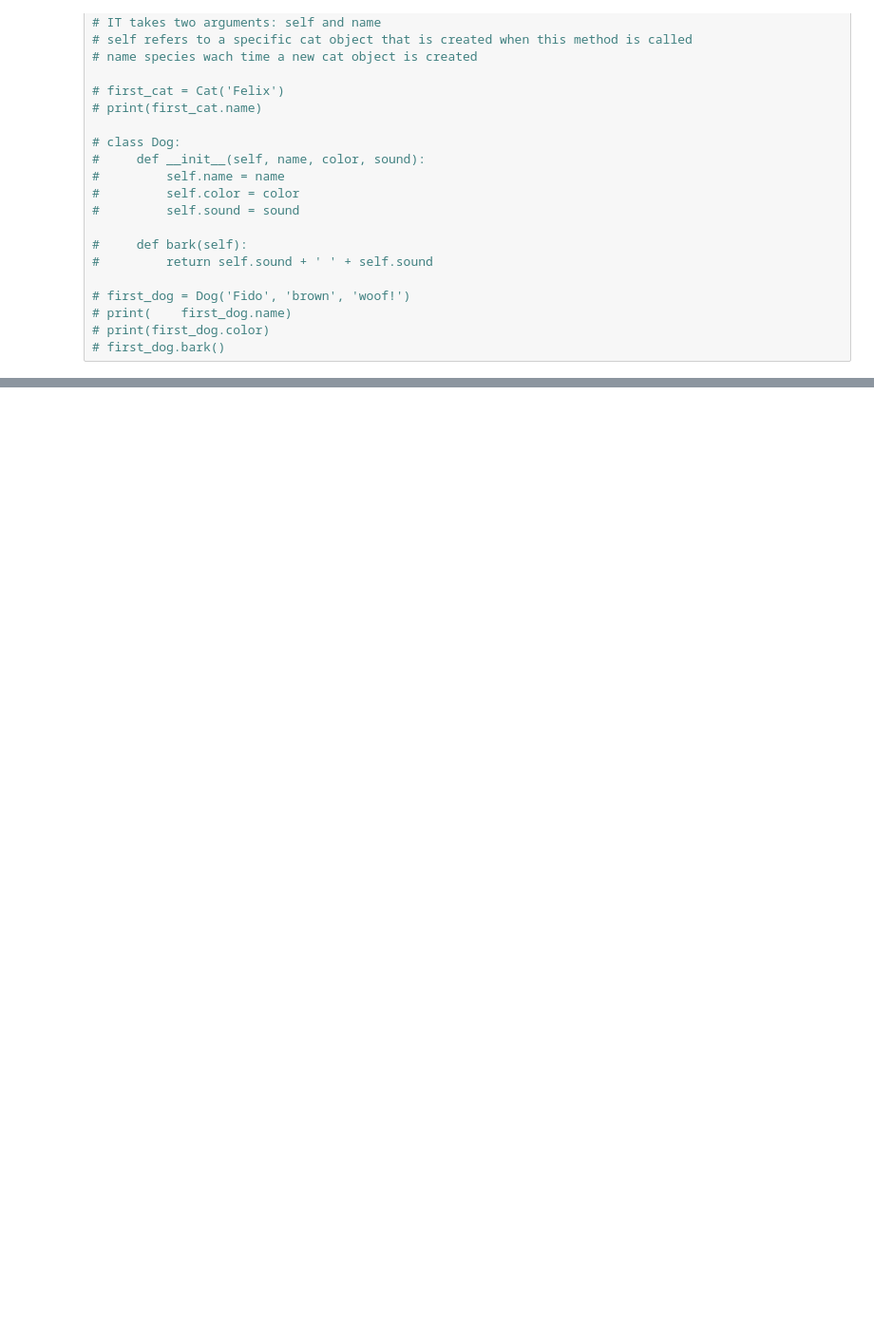
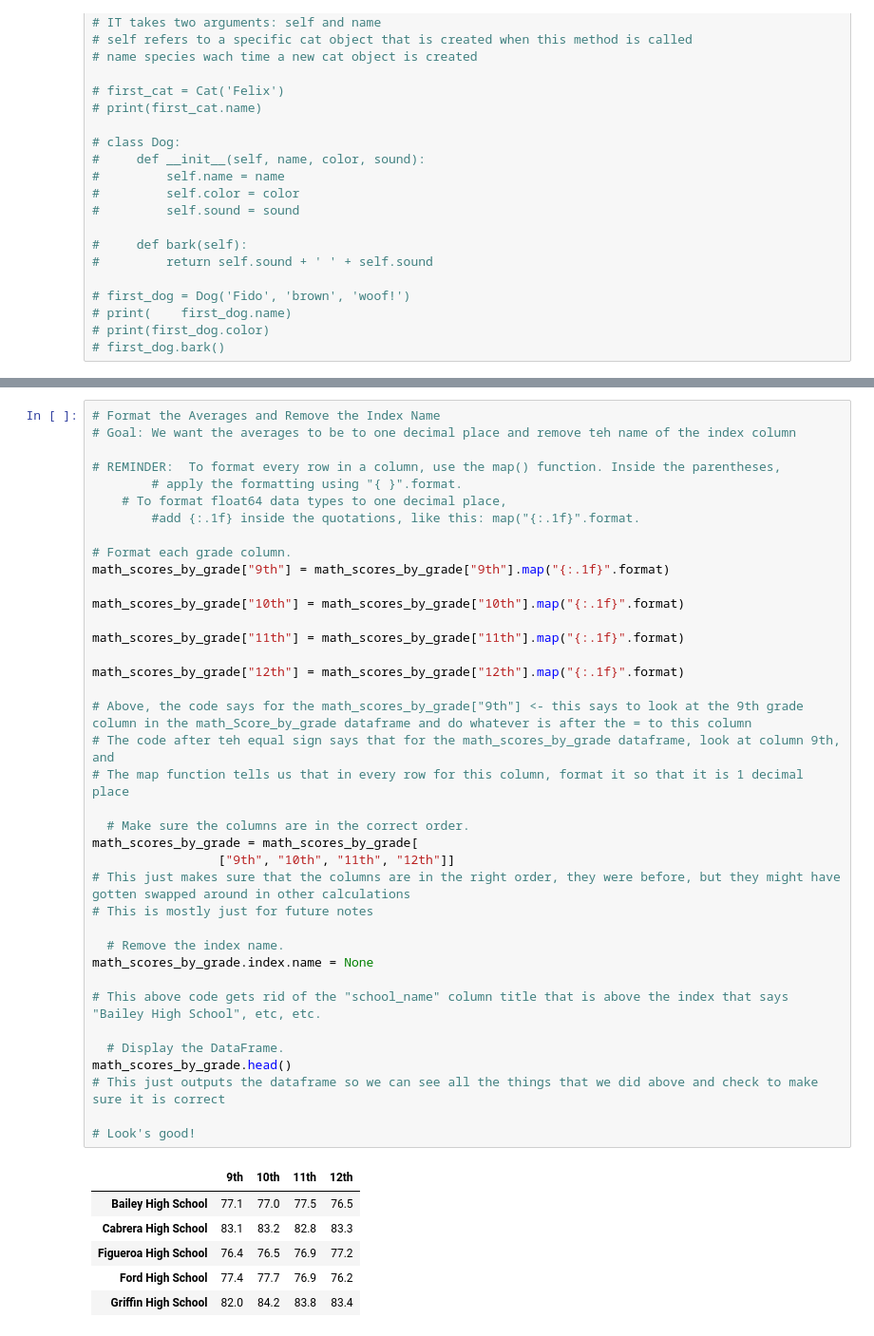
Before and after one commit to awar2170/School_District_Analysis, a Jupyter notebook: PyCitySchools.ipynb, the cells around one changed output, grey strips where cells are left out. Shown: that part at 95% size. Saved outputs shown, nothing was run; the diff lists cells and outputs as text; blank space fills up the shorter version.

```diff
--- a/PyCitySchools.ipynb
+++ b/PyCitySchools.ipynb
@@ -1097,0 +1202,45 @@ low_schools.head()
+# %%
+# Format the Averages and Remove the Index Name
+# Goal: We want the averages to be to one decimal place and remove teh name of the index column
+
+# REMINDER:  To format every row in a column, use the map() function. Inside the parentheses,
+        # apply the formatting using "{ }".format.
+    # To format float64 data types to one decimal place,
+        #add {:.1f} inside the quotations, like this: map("{:.1f}".format.
+
+# Format each grade column.
+math_scores_by_grade["9th"] = math_scores_by_grade["9th"].map("{:.1f}".format)
+
+math_scores_by_grade["10th"] = math_scores_by_grade["10th"].map("{:.1f}".format)
+
+math_scores_by_grade["11th"] = math_scores_by_grade["11th"].map("{:.1f}".format)
+
+math_scores_by_grade["12th"] = math_scores_by_grade["12th"].map("{:.1f}".format)
+
+# Above, the code says for the math_scores_by_grade["9th"] <- this says to look at the 9th grade column in the math_Score_by_grade dataframe and do whatever is after the = to this column
+# The code after teh equal sign says that for the math_scores_by_grade dataframe, look at column 9th, and
+# The map function tells us that in every row for this column, format it so that it is 1 decimal place
+
+  # Make sure the columns are in the correct order.
+math_scores_by_grade = math_scores_by_grade[
+                 ["9th", "10th", "11th", "12th"]]
+# This just makes sure that the columns are in the right order, they were before, but they might have gotten swapped around in other calculations
+# This is mostly just for future notes
+
+  # Remove the index name.
+math_scores_by_grade.index.name = None
+
+# This above code gets rid of the "school_name" column title that is above the index that says "Bailey High School", etc, etc.
+
+  # Display the DataFrame.
+math_scores_by_grade.head()
+# This just outputs the dataframe so we can see all the things that we did above and check to make sure it is correct
+
+# Look's good!
+# %% [output]
+|  | 9th | 10th | 11th | 12th |
+| Bailey High School | 77.1 | 77.0 | 77.5 | 76.5 |
+| Cabrera High School | 83.1 | 83.2 | 82.8 | 83.3 |
+| Figueroa High School | 76.4 | 76.5 | 76.9 | 77.2 |
+| Ford High School | 77.4 | 77.7 | 76.9 | 76.2 |
+| Griffin High School | 82.0 | 84.2 | 83.8 | 83.4 |
```
Also changed, not shown: parts of 7 cells of this notebook.
